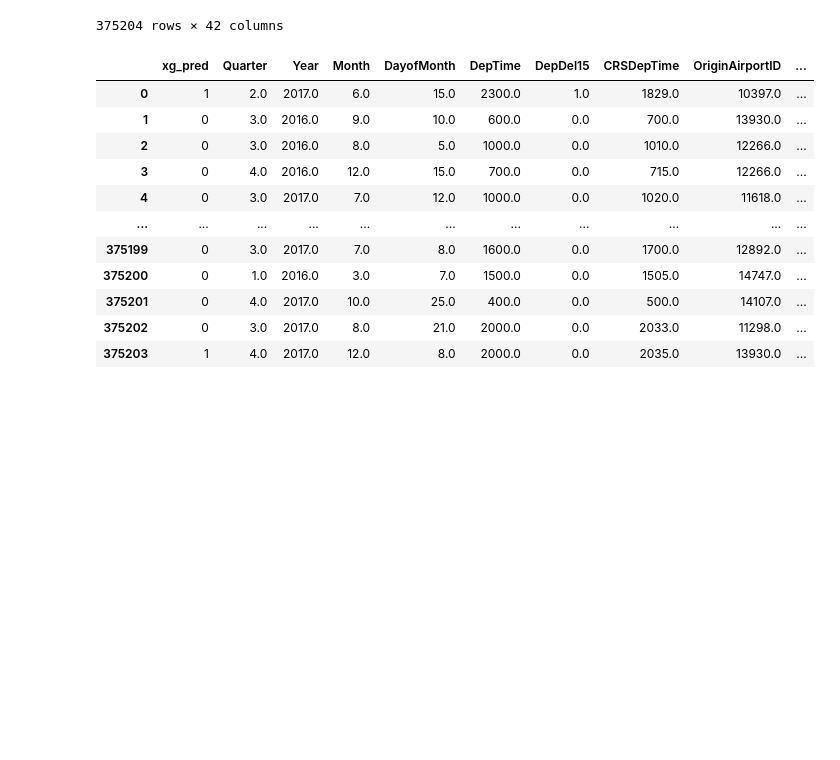
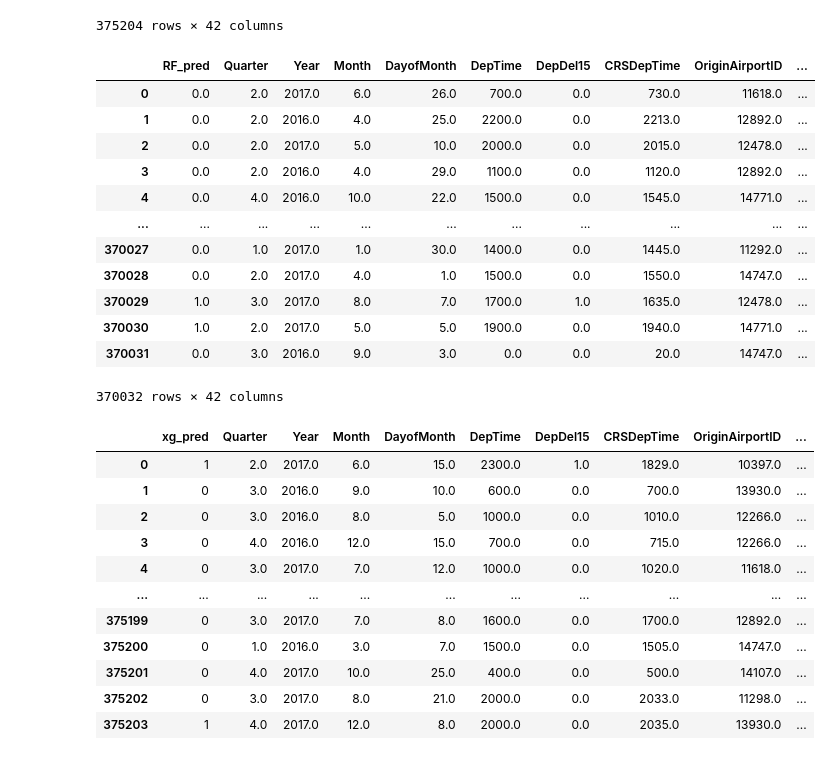
Before and after one commit to AMVamsi/Flight_Delay_Prediction, a Jupyter notebook: Classification.ipynb, the cells around one changed output. Saved outputs shown, nothing was run; the diff lists cells and outputs as text; code cells hidden in the pictures; blank space fills up the shorter version.

```diff
--- a/Classification.ipynb
+++ b/Classification.ipynb
@@ -394,4 +399,21 @@ t
 | 375202 | 0 | 3.0 | 2017.0 | 8.0 | 21.0 | 2000.0 | 0.0 | 2033.0 | 11298.0 | ... |
 | 375203 | 1 | 4.0 | 2017.0 | 12.0 | 8.0 | 2000.0 | 0.0 | 2035.0 | 13930.0 | ... |
 375204 rows × 42 columns
+# %%
+t.insert(0, "RF_pred",z_pred_ov)
+t
+# %% [output]
+|  | RF_pred | Quarter | Year | Month | DayofMonth | DepTime | DepDel15 | CRSDepTime | OriginAirportID | ... |
+| 0 | 0.0 | 2.0 | 2017.0 | 6.0 | 26.0 | 700.0 | 0.0 | 730.0 | 11618.0 | ... |
+| 1 | 0.0 | 2.0 | 2016.0 | 4.0 | 25.0 | 2200.0 | 0.0 | 2213.0 | 12892.0 | ... |
+| 2 | 0.0 | 2.0 | 2017.0 | 5.0 | 10.0 | 2000.0 | 0.0 | 2015.0 | 12478.0 | ... |
+| 3 | 0.0 | 2.0 | 2016.0 | 4.0 | 29.0 | 1100.0 | 0.0 | 1120.0 | 12892.0 | ... |
+| 4 | 0.0 | 4.0 | 2016.0 | 10.0 | 22.0 | 1500.0 | 0.0 | 1545.0 | 14771.0 | ... |
+| ... | ... | ... | ... | ... | ... | ... | ... | ... | ... | ... |
+| 370027 | 0.0 | 1.0 | 2017.0 | 1.0 | 30.0 | 1400.0 | 0.0 | 1445.0 | 11292.0 | ... |
+| 370028 | 0.0 | 2.0 | 2017.0 | 4.0 | 1.0 | 1500.0 | 0.0 | 1550.0 | 14747.0 | ... |
+| 370029 | 1.0 | 3.0 | 2017.0 | 8.0 | 7.0 | 1700.0 | 1.0 | 1635.0 | 12478.0 | ... |
+| 370030 | 1.0 | 2.0 | 2017.0 | 5.0 | 5.0 | 1900.0 | 0.0 | 1940.0 | 14771.0 | ... |
+| 370031 | 0.0 | 3.0 | 2016.0 | 9.0 | 3.0 | 0.0 | 0.0 | 20.0 | 14747.0 | ... |
+370032 rows × 42 columns
 # %%
```
Also changed, not shown: parts of 3 cells of this notebook, 1 other file.
